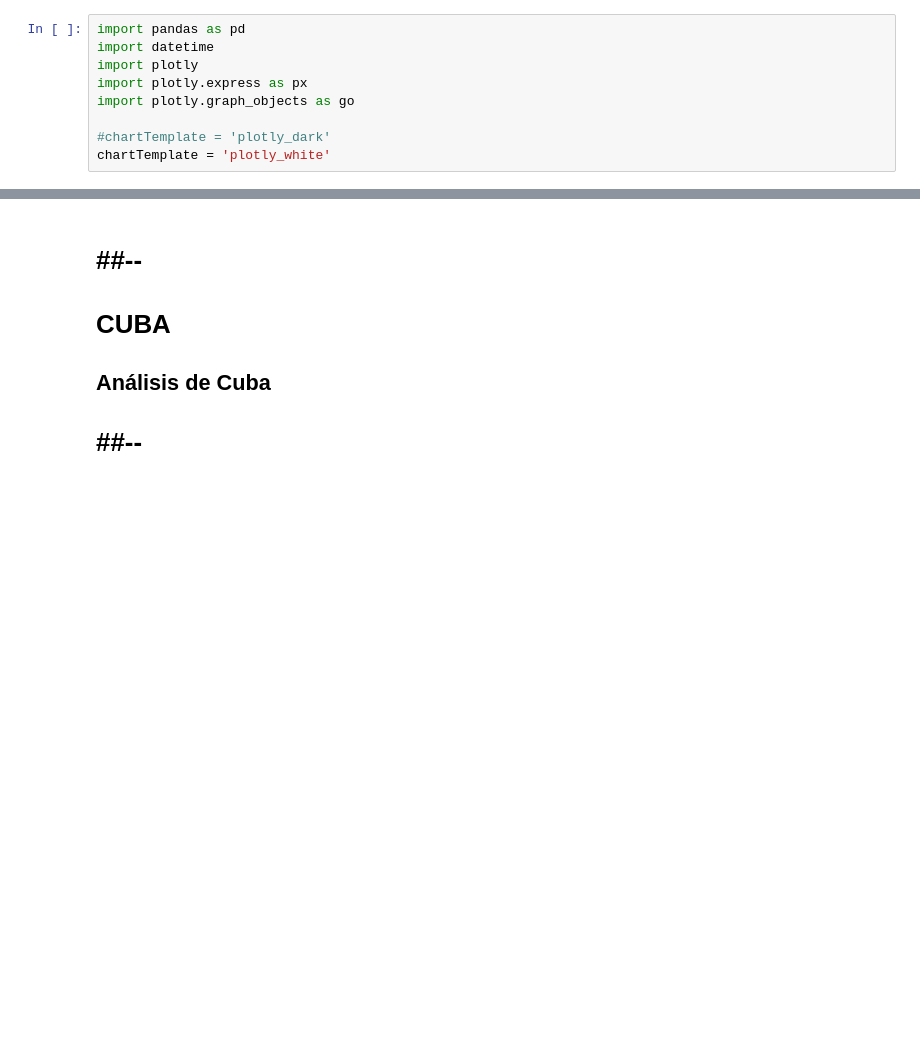
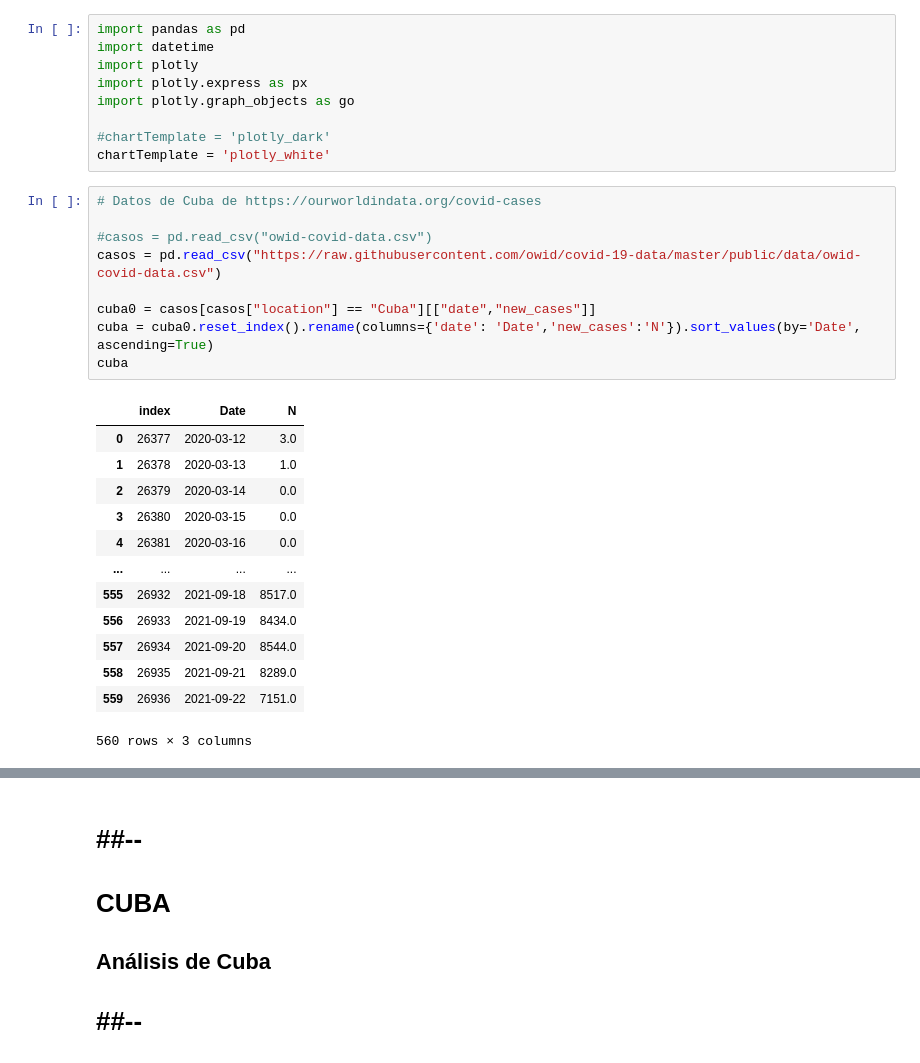
Before and after one commit to ravellom/Covid19week, a Jupyter notebook: acceleration_github.ipynb, the cells around one changed output, grey strips where cells are left out. Cells and saved outputs as stored; diff of their text form; blank space fills up the shorter version.

```diff
--- a/acceleration_github.ipynb
+++ b/acceleration_github.ipynb
@@ -7,6 +7,29 @@ import plotly.graph_objects as go
 
 #chartTemplate = 'plotly_dark'
 chartTemplate = 'plotly_white'
+# %%
+# Datos de Cuba de https://ourworldindata.org/covid-cases
+
+#casos = pd.read_csv("owid-covid-data.csv")
+casos = pd.read_csv("https://raw.githubusercontent.com/owid/covid-19-data/master/public/data/owid-covid-data.csv")
+
+cuba0 = casos[casos["location"] == "Cuba"][["date","new_cases"]]
+cuba = cuba0.reset_index().rename(columns={'date': 'Date','new_cases':'N'}).sort_values(by='Date', ascending=True)
+cuba
+# %% [output]
+|  | index | Date | N |
+| 0 | 26377 | 2020-03-12 | 3.0 |
+| 1 | 26378 | 2020-03-13 | 1.0 |
+| 2 | 26379 | 2020-03-14 | 0.0 |
+| 3 | 26380 | 2020-03-15 | 0.0 |
+| 4 | 26381 | 2020-03-16 | 0.0 |
+| ... | ... | ... | ... |
+| 555 | 26932 | 2021-09-18 | 8517.0 |
+| 556 | 26933 | 2021-09-19 | 8434.0 |
+| 557 | 26934 | 2021-09-20 | 8544.0 |
+| 558 | 26935 | 2021-09-21 | 8289.0 |
+| 559 | 26936 | 2021-09-22 | 7151.0 |
+560 rows × 3 columns
 # %%
 cases = pd.read_csv("covid19-casos.csv")
 
```
Also changed, not shown: parts of 12 cells of this notebook.
